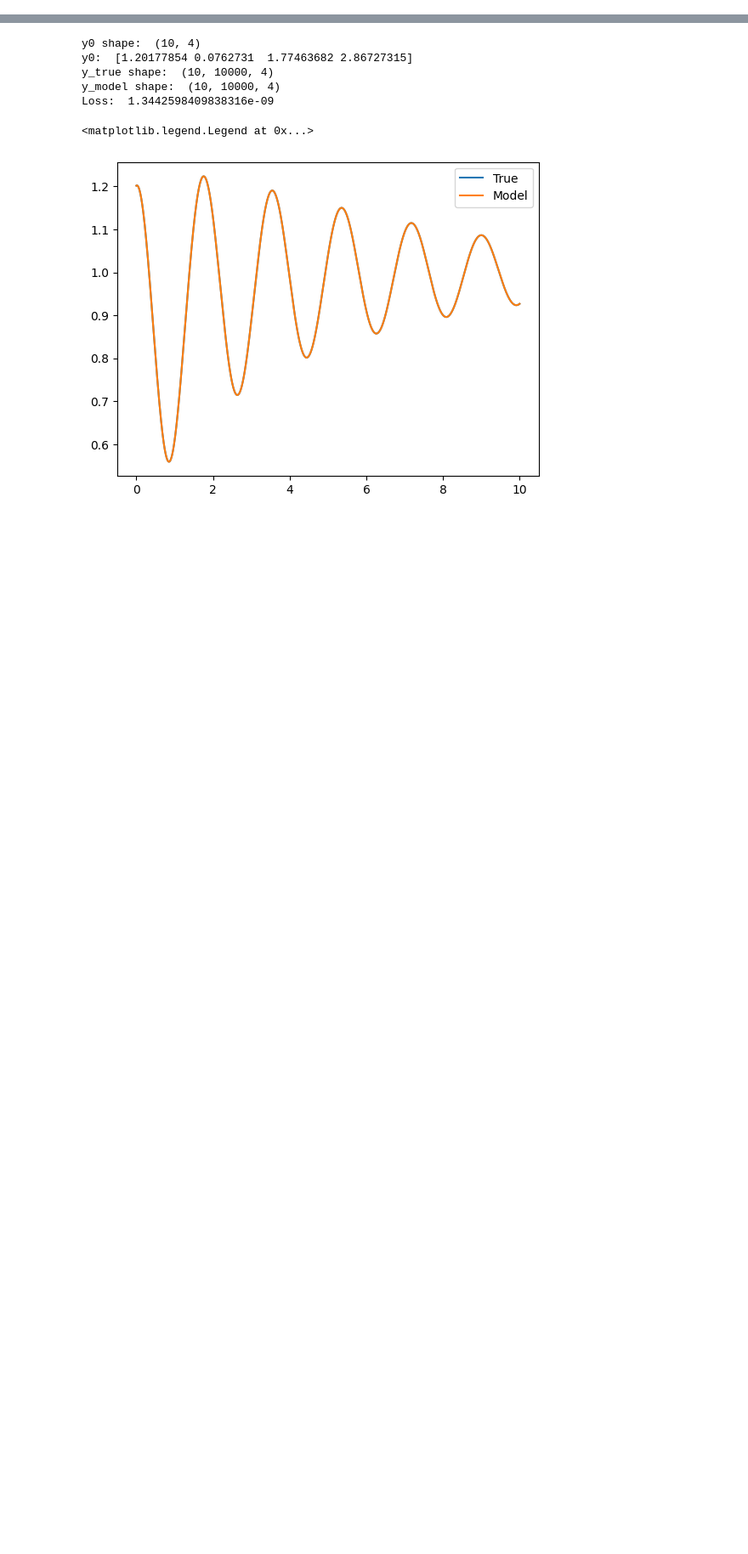
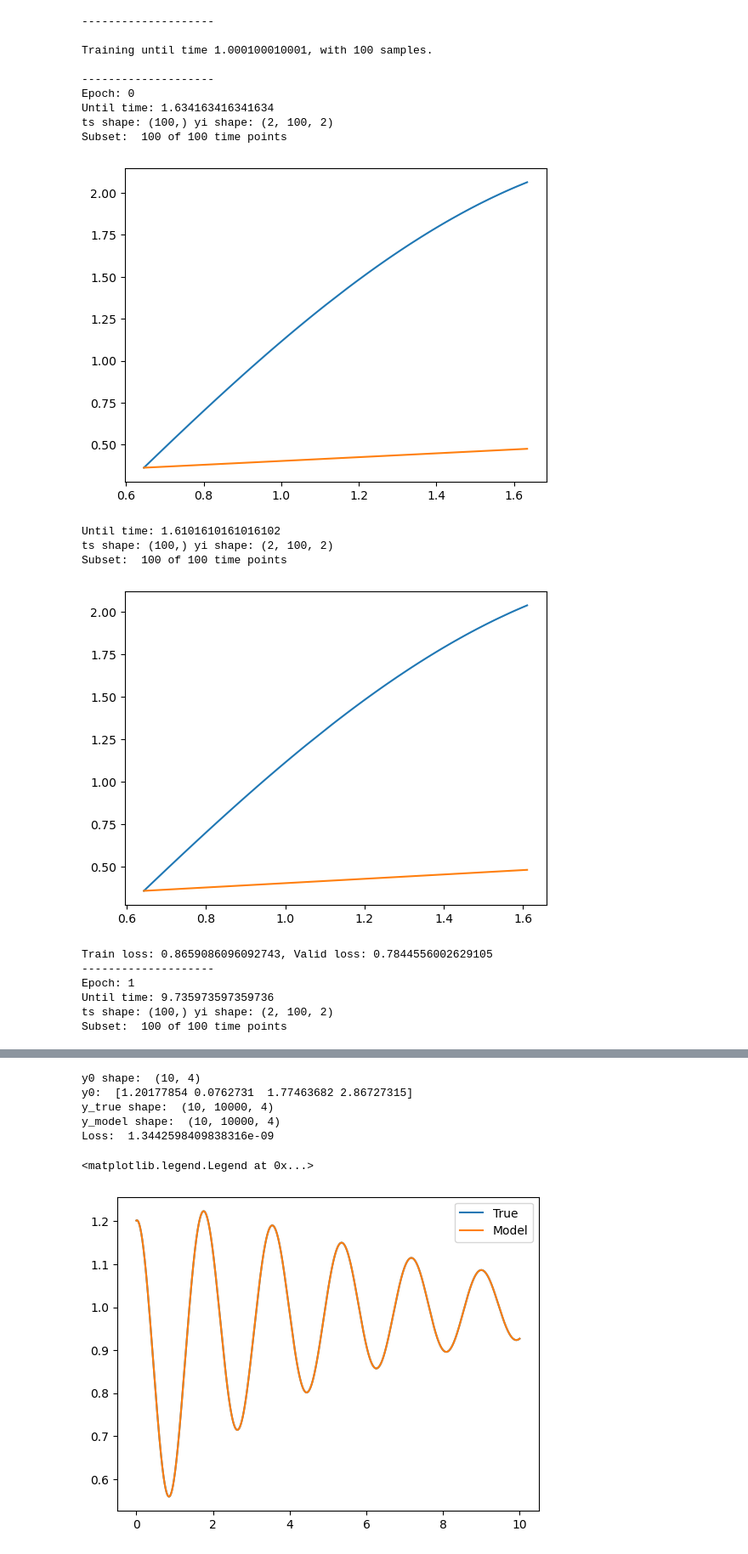
Before and after one commit to ale-ballester/synaptic, a Jupyter notebook: notebook.ipynb, the cells around one changed output, grey strips where cells are left out. Shown: that part at 85% size. Cells and saved outputs as stored; diff of their text form; code cells hidden in the pictures; blank space fills up the shorter version.

```diff
--- a/notebook.ipynb
+++ b/notebook.ipynb
@@ -29,0 +35,39 @@ Default backend: cpu
+# %%
+key = jax.random.PRNGKey(42)
+model = NeuralODE(MLPVectorField, system.dim, 64, 2, 0.01, key=key)
+trainer = Trainer(system, model=model)
+model, train_losses, valid_losses = trainer.train(N=4,
+                                                  N_valid=4,
+                                                  n_epochs=10,
+                                                  bs=2,
+                                                  bs_valid=2,
+                                                  mins=[-2,2],
+                                                  maxs=[2,2],
+                                                  ts_train=jnp.linspace(0, 10, 10000),
+                                                  dt=1e-3,
+                                                  time_windows=[1, 10],
+                                                  nrand=[100, 200],
+                                                  save_every=100,
+                                                  seed=42,
+                                                  print_status=True)
+# %% [output]
+--------------------
+
+Training until time 1.000100010001, with 100 samples.
+
+--------------------
+Epoch: 0
+Until time: 1.634163416341634
+ts shape: (100,) yi shape: (2, 100, 2)
+Subset:  100 of 100 time points
+[figure, added]
+Until time: 1.6101610161016102
+ts shape: (100,) yi shape: (2, 100, 2)
+Subset:  100 of 100 time points
+[figure, added]
+Train loss: 0.8659086096092743, Valid loss: 0.7844556002629105
+--------------------
+Epoch: 1
+Until time: 9.735973597359736
+ts shape: (100,) yi shape: (2, 100, 2)
+Subset:  100 of 100 time points
```
Also changed, not shown: parts of 7 cells of this notebook, 6 other files.
